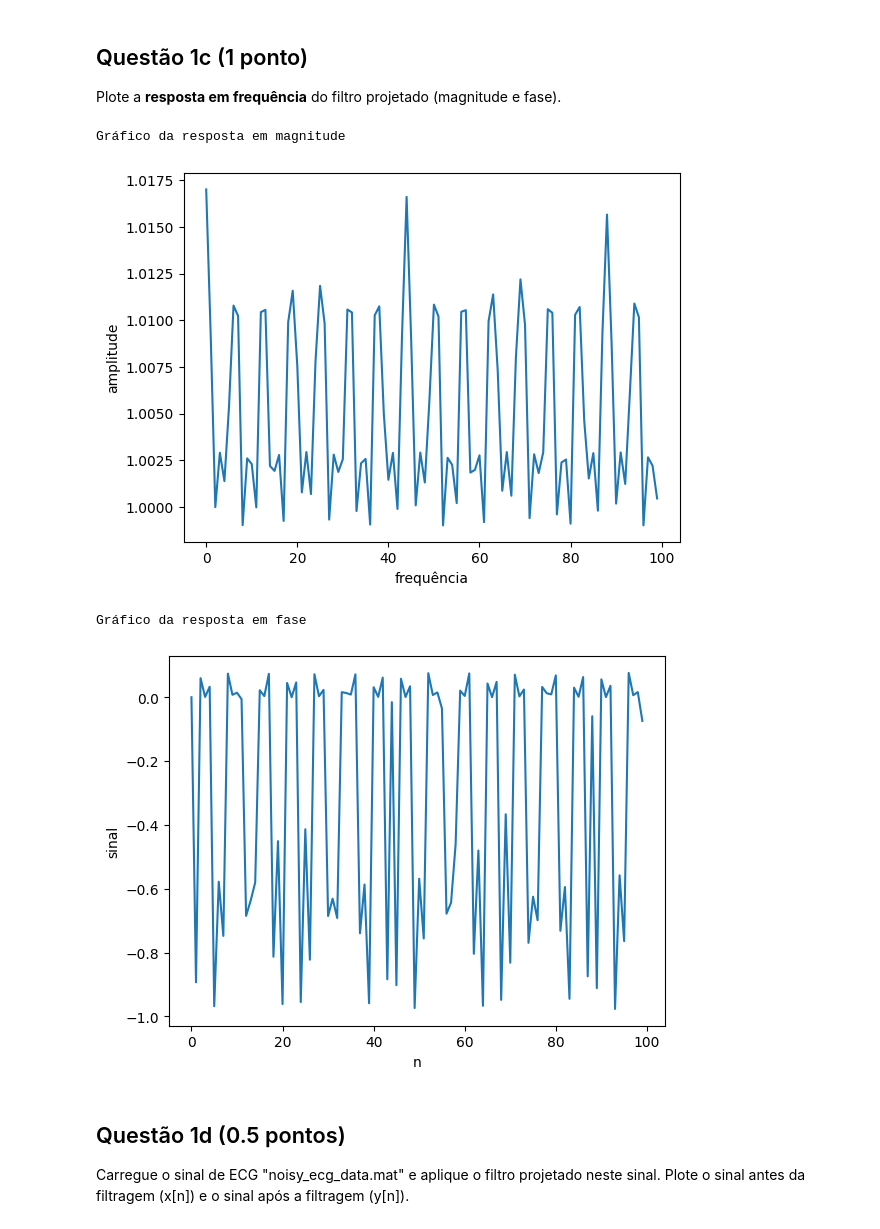
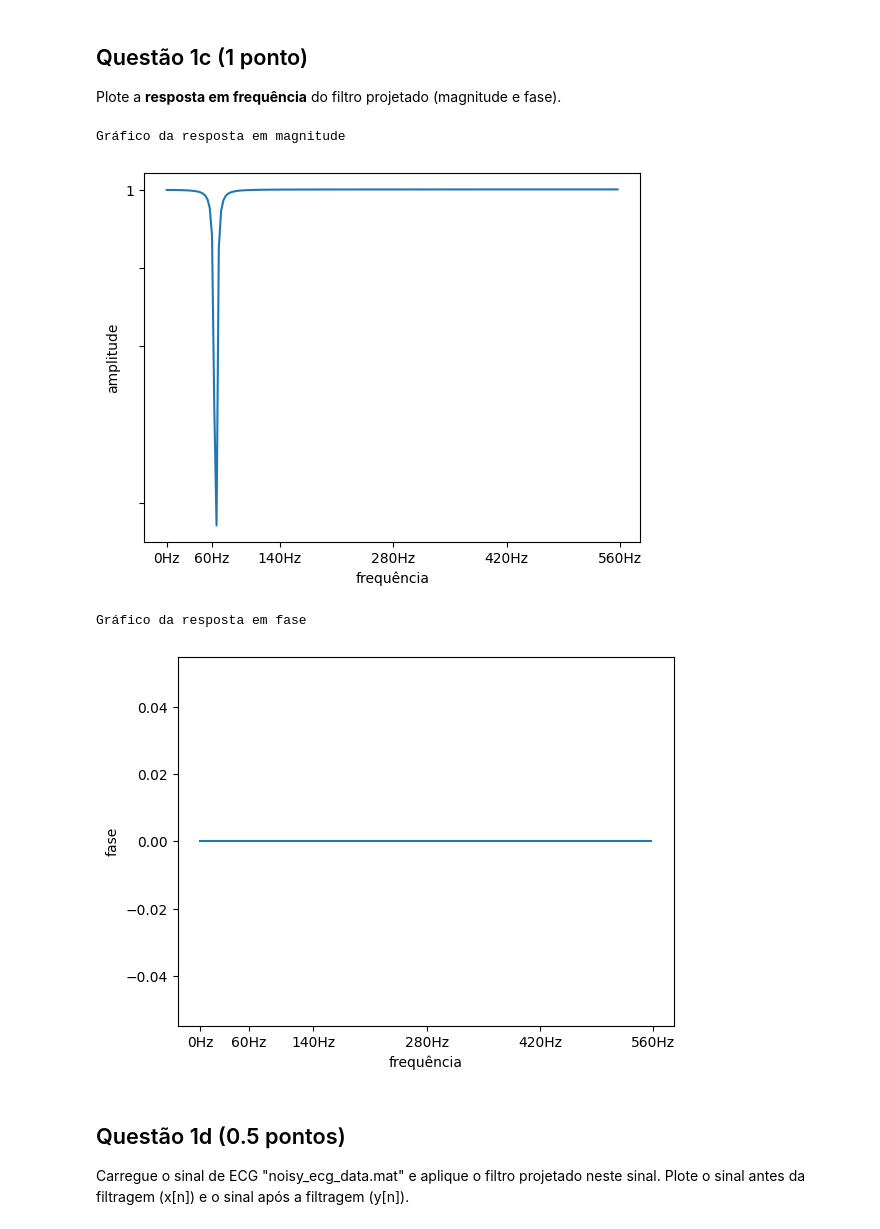
Before and after one commit to CristianoCTS/SSTD, a Jupyter notebook: Projeto-2/211028050-projeto2.ipynb, the cells around one changed output. Drawn from its saved outputs; the diff is of its cells as text; code cells hidden in the pictures.

```diff
--- a/Projeto-2/211028050-projeto2.ipynb
+++ b/Projeto-2/211028050-projeto2.ipynb
@@ -55,43 +53,49 @@ A partir do diagrama desenvolvido na questão anterior, escreva a função de tr
+# %%
+def funcao_de_transferencia(z, a):
+    k = (((a**2) + 1 - a*2*math.cos((3*math.pi)/25)) / (2 - 2*math.cos((3*math.pi)/25)))
+    b = (z**2) - (z*2*math.cos((3*math.pi)/25)) + 1
+    c = (z**2) - (z*a*2*math.cos((3*math.pi)/25)) + (a**2)
+    return k * (b / c)
 # %% [markdown]
 ## Questão 1c (1  ponto)
 
 Plote a **resposta em frequência** do filtro projetado (magnitude e fase).
-# %%
-def resposta_magnitude(omega):
-    a = 0.99
-    b = np.sqrt(1 - np.sqrt(2)*a*3*np.cos(omega) + np.sqrt(2)*a*1j*np.sin(omega) + 2*(a**2) + (np.e**(2j*omega)))
-    c = np.sqrt(1 - np.sqrt(2)*((a**3)+(2*a))*np.cos(omega) + np.sqrt(2)*(a**3)*1j*np.sin(omega) + 2*(a**2) + (a**2)*(np.e**(2j*omega)))
-
-    return (b/c)
-
-def resposta_fase(omega):
-    a = 0.99
-    b = (np.sqrt(2)*(a**3)*1j*np.sin(omega))
-    c = (1 - np.sqrt(2)*((a**3) + (2*a))*np.cos(omega) + 2*(a**2) + ((a**2)*np.e**(2j*omega)))
-    return -np.arctan(b/c)
-
-rm = []
-rf = []
-for i in range(100):
-    rm.append(resposta_magnitude(i))
-    rf.append(resposta_fase(i))
-
-print("Gráfico da resposta em magnitude")
-plt.plot(rm)
-plt.xlabel("frequência")
-plt.ylabel("amplitude")
-plt.show()
-
-print("Gráfico da resposta em fase")
-plt.plot(rf)
-plt.xlabel("n")
-plt.ylabel("sinal")
-plt.show()
-# %% [output]
-Gráfico da resposta em magnitude
-[figure, removed]
-Gráfico da resposta em fase
-[figure, removed]
+# %%
+def resposta_magnitude(omegaG, a):
+    omegaR = math.radians(omegaG)
+    y1 = math.cos(omegaR) + 1j*math.sin(omegaR)
+    y2 = math.cos(omegaR) - 1j*math.sin(omegaR)
+    return np.sqrt(funcao_de_transferencia(y1, a)*funcao_de_transferencia(y2, a))
+
+def resposta_fase(omegaG):
+    omegaR = math.radians(omegaG)
+    return math.atan(omegaR)
+
+rm = []
+rf = []
+for j in range(200):
+    rm.append(resposta_magnitude(j, 0.99))
+    rf.append(resposta_fase(0))
+
+print("Gráfico da resposta em magnitude")
+plt.plot(rm)
+plt.xticks([0, 20, 50, 100, 150, 200], ["0Hz", "60Hz", "140Hz", "280Hz", "420Hz", "560Hz"])
+plt.yticks([0.6, 0.8, 0.9, 1], [" ", " ", " ", "1"])
+plt.xlabel("frequência")
+plt.ylabel("amplitude")
+plt.show()
+
+print("Gráfico da resposta em fase")
+plt.plot(rf)
+plt.xticks([0, 21.6, 50, 100, 150, 200], ["0Hz", "60Hz", "140Hz", "280Hz", "420Hz", "560Hz"])
+plt.xlabel("frequência")
+plt.ylabel("fase")
+plt.show()
+# %% [output]
+Gráfico da resposta em magnitude
+[figure, added]
+Gráfico da resposta em fase
+[figure, added]
 # %% [markdown]
 ## Questão 1d (0.5  pontos)
 
```
Also changed, not shown: parts of 3 cells of this notebook.
